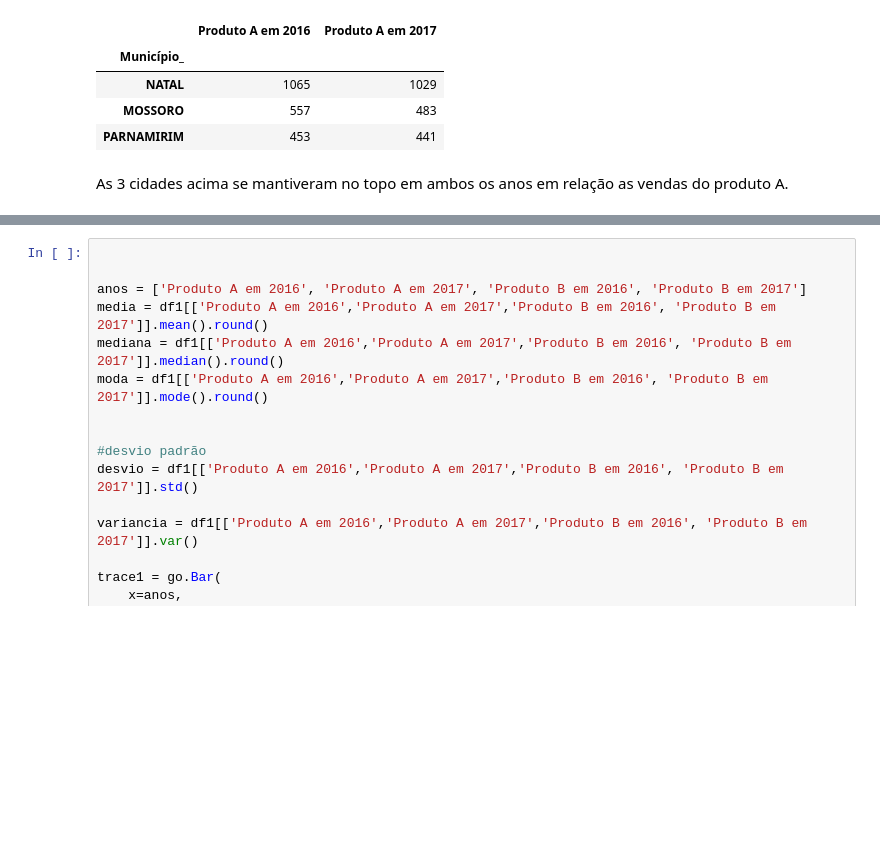
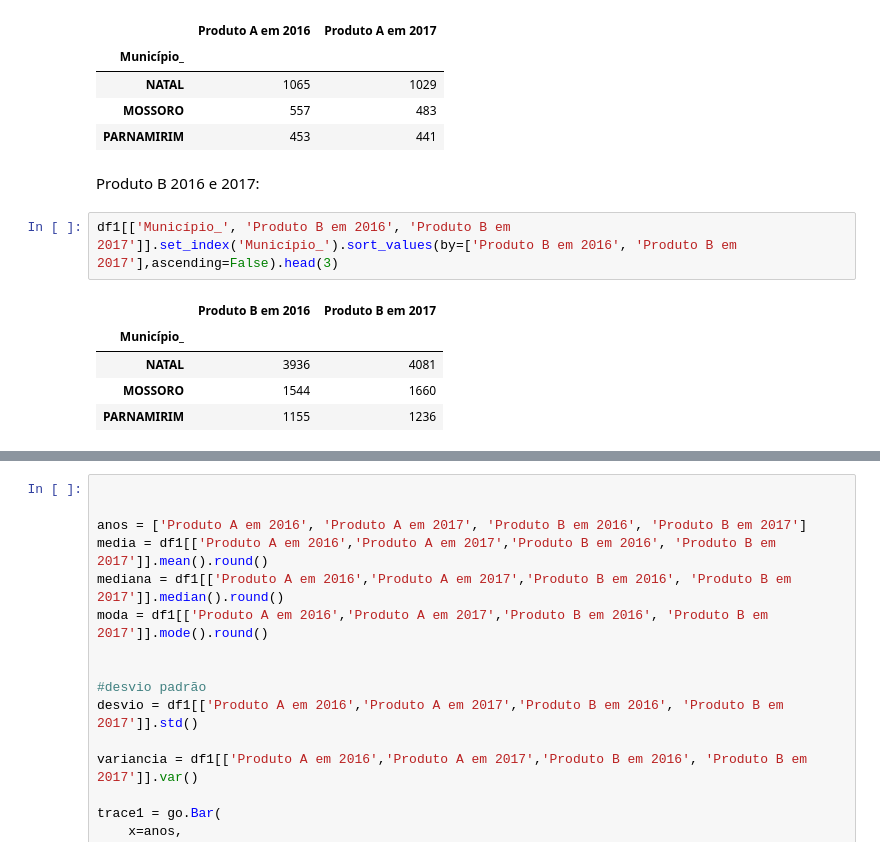
Before and after one commit to VictorGabrielRM/estatistica, a Jupyter notebook: Trabalho de estatistica.ipynb, the cells around one changed output, grey strips where cells are left out. Saved outputs shown, nothing was run; the diff lists cells and outputs as text; blank space fills up the shorter version.

```diff
--- a/Trabalho de estatistica.ipynb
+++ b/Trabalho de estatistica.ipynb
@@ -183,5 +196,13 @@ df1[['Município_', 'Produto A em 2016','Produto A em 2017']].set_index('Municí
 | NATAL | 1065 | 1029 |
 | MOSSORO | 557 | 483 |
 | PARNAMIRIM | 453 | 441 |
-# %% [markdown]
-As 3 cidades acima se mantiveram no topo em ambos os anos em relação as vendas do produto A.
+# %% [markdown]
+Produto B 2016 e 2017:
+# %%
+df1[['Município_', 'Produto B em 2016', 'Produto B em 2017']].set_index('Município_').sort_values(by=['Produto B em 2016', 'Produto B em 2017'],ascending=False).head(3)
+# %% [output]
+|  | Produto B em 2016 | Produto B em 2017 |
+| Município_ |  |  |
+| NATAL | 3936 | 4081 |
+| MOSSORO | 1544 | 1660 |
+| PARNAMIRIM | 1155 | 1236 |
```
Also changed, not shown: parts of 32 cells of this notebook, 2 other files.
